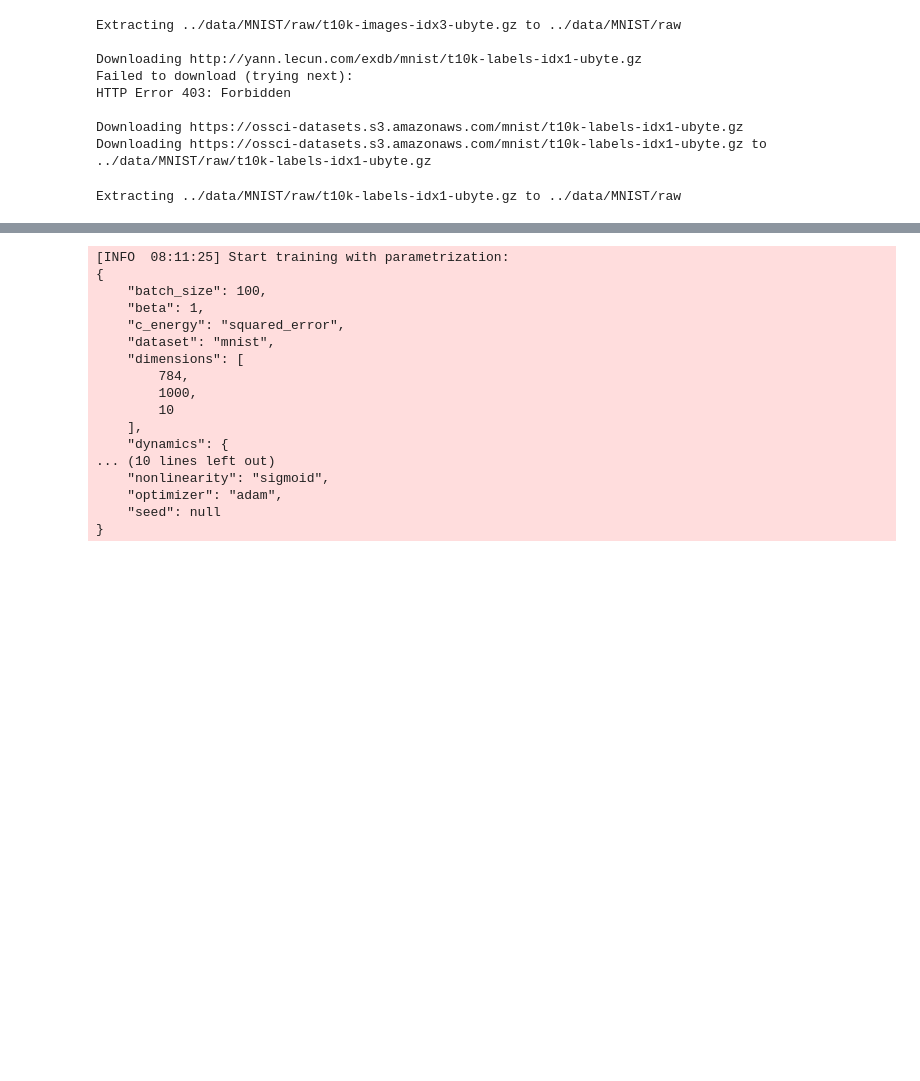
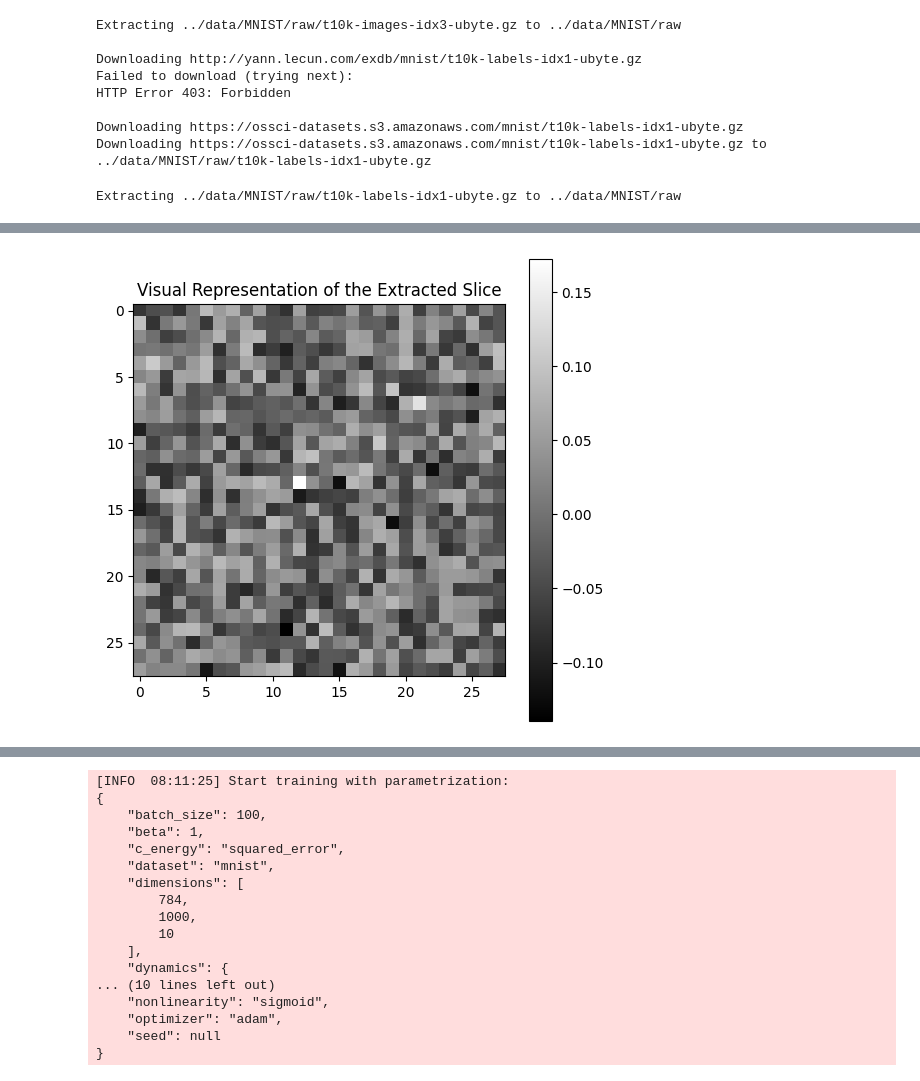
Before and after one commit to cindyhfls/SpatialEmbeddedEquilibriumPropagation_Neuromatch_NeuroAI_TrustworthyHeliotrope, a Jupyter notebook: equilibrium_propagation_toymodel_Tu.ipynb, the cells around one changed output, grey strips where cells are left out. Saved outputs shown, nothing was run; the diff lists cells and outputs as text; code cells hidden in the pictures; blank space fills up the shorter version.

```diff
--- a/equilibrium_propagation_toymodel_Tu.ipynb
+++ b/equilibrium_propagation_toymodel_Tu.ipynb
@@ -135,7 +136,7 @@ cfg
 # @title Load data
 
 # Create torch data loaders with the MNIST data set
-data_train, data_test = data.create_mnist_loaders(cfg['batch_size'])
+data_train, data_val, data_test = data.create_mnist_loaders(cfg['batch_size'])
 # %% [output]
 Downloading http://yann.lecun.com/exdb/mnist/train-images-idx3-ubyte.gz
 Failed to download (trying next):
@@ -177,6 +178,7 @@ Main script.
 Args:
     cfg: Dictionary defining parameters of the run
 """
+save_interval = 1
 
 # Initialize seed if specified (might slow down the model)
 if cfg['seed'] is not None:
@@ -216,6 +218,15 @@ for epoch in range(1, cfg['epochs'] + 1):
         "epoch: {} \t test_acc: {:.4f} \t mean_E: {:.4f}".format(
             epoch, test_acc, test_energy)
     )
+    # Save a checkpoint at the end of each epoch
+    if (epoch) % save_interval == 0:
+        checkpoint = {
+            'epoch': epoch,
+            'model_state_dict': model.state_dict(),
+            'optimizer_state_dict': w_optimizer.state_dict(),
+            'test_accuracy': test_acc,
+        }
+        torch.save(checkpoint, f'checkpoint_epoch_{epoch}.pth')
 
 print(model)
 # %% [output]
@@ -238,0 +265,8 @@ print(model)
+# %%
+# @title Load saved checkpoints
+#checkpoint = torch.load('checkpoint_restr_hopfield_epoch1.pth')
+checkpoint = torch.load('checkpoint_epoch_1_modelclass_restr_hopfield_seed_42.pth')
+model.load_state_dict(checkpoint['model_state_dict'])
+w_optimizer.load_state_dict(checkpoint['optimizer_state_dict'])
+cfg = checkpoint['cfg']
+cfg
@@ -238,0 +288,12 @@ print(model)
+# %%
+layer1_receptivefield = model.W[0].weight.data.cpu().numpy().reshape([28,28,1000])
+# %%
+slice_to_plot=layer1_receptivefield[:,:,20]
+# Plotting the slice
+plt.figure(figsize=(6, 6))
+plt.imshow(slice_to_plot, cmap='gray')  # Use grayscale color map
+plt.colorbar()  # Show color bar which maps values to colors
+plt.title('Visual Representation of the Extracted Slice')
+plt.show()
+# %% [output]
+[figure, added]
```
Also changed, not shown: parts of 8 cells of this notebook.
